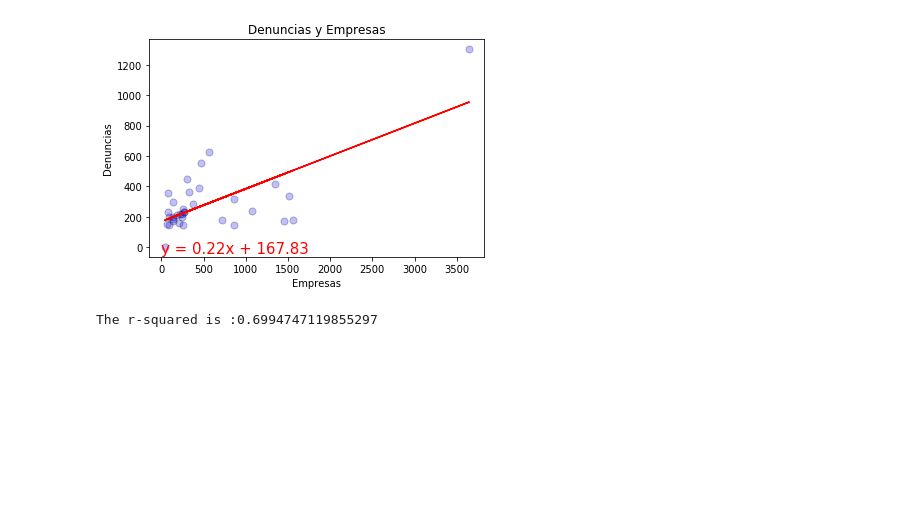
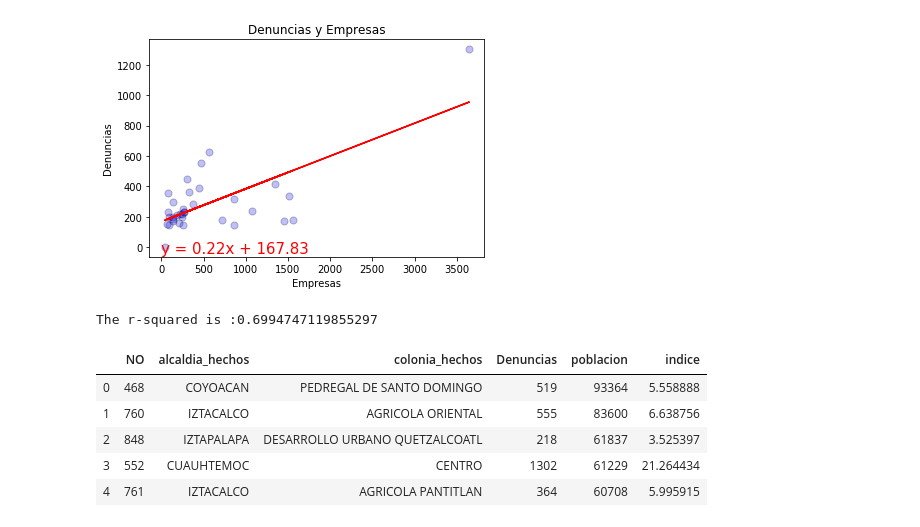
Before and after one commit to Vicente2607/Proyecto-1-ejemplo, a Jupyter notebook: Analisis de Colonias.ipynb, the cells around one changed output. Drawn from its saved outputs; the diff is of its cells as text; code cells hidden in the pictures; blank space fills up the shorter version.

Commit message:
Por colonia

```diff
--- a/Analisis de Colonias.ipynb
+++ b/Analisis de Colonias.ipynb
@@ -252,3 +252,15 @@ print("The r-squared is :"+str(rvalue))
 # %% [output]
 [figure]
 The r-squared is :0.6994747119855297
+# %%
+#Recuperamos el Archivo original
+csv_path = "vypcolonia.csv"
+vypcolonia= pd.read_csv(csv_path,engine="python")
+vypcolonia.head()
+# %% [output]
+|  | NO | alcaldia_hechos | colonia_hechos | Denuncias | poblacion | indice |
+| 0 | 468 | COYOACAN | PEDREGAL DE SANTO DOMINGO | 519 | 93364 | 5.558888 |
+| 1 | 760 | IZTACALCO | AGRICOLA ORIENTAL | 555 | 83600 | 6.638756 |
+| 2 | 848 | IZTAPALAPA | DESARROLLO URBANO QUETZALCOATL | 218 | 61837 | 3.525397 |
+| 3 | 552 | CUAUHTEMOC | CENTRO | 1302 | 61229 | 21.264434 |
+| 4 | 761 | IZTACALCO | AGRICOLA PANTITLAN | 364 | 60708 | 5.995915 |
```
Also changed, not shown: parts of 1 cell of this notebook, 1 other file.
